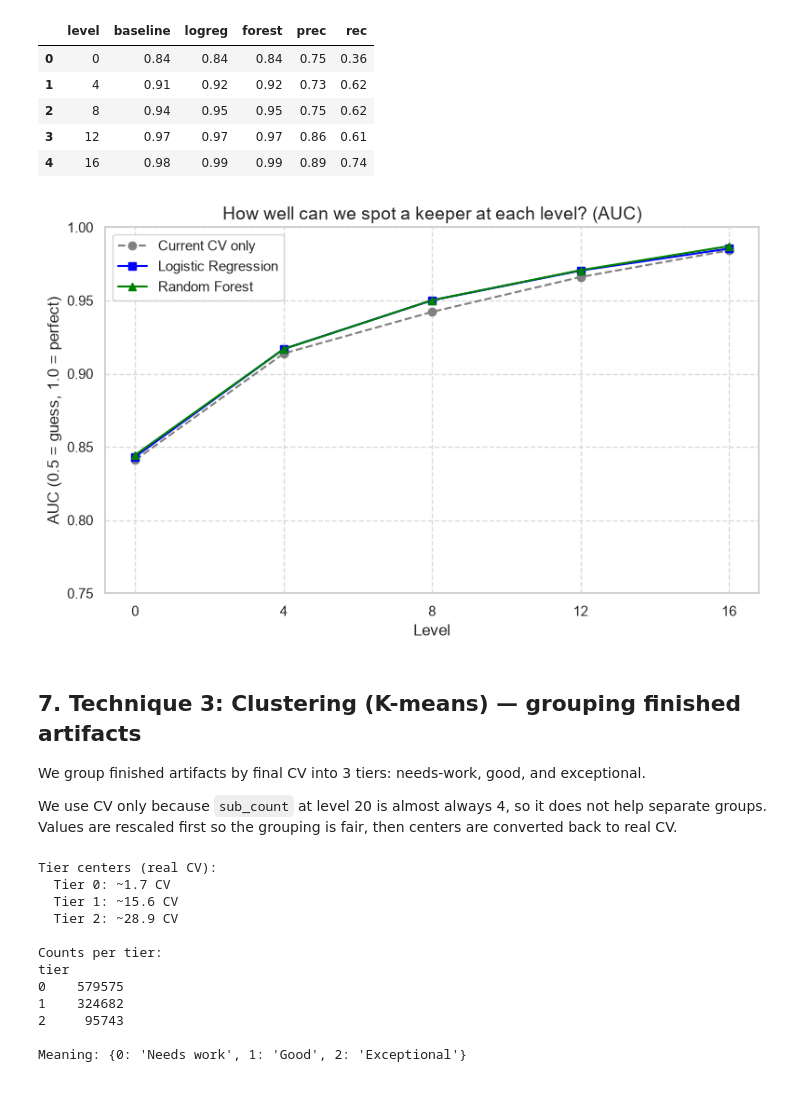
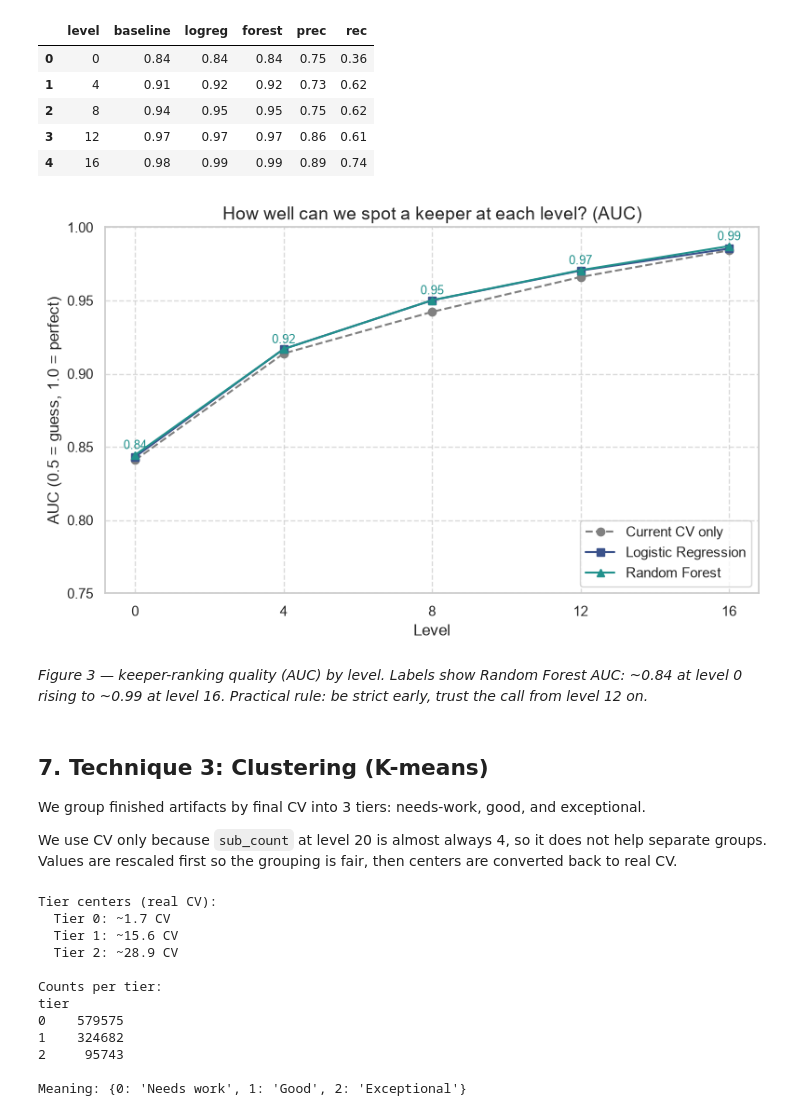
Before and after one commit to maidenator/artifact-data-science, a Jupyter notebook: artifact_analysis_report.ipynb, the cells around one changed output. Cells and saved outputs as stored; diff of their text form; code cells hidden in the pictures.

```diff
--- a/artifact_analysis_report.ipynb
+++ b/artifact_analysis_report.ipynb
@@ -334,22 +342,27 @@ Level  | Base AUC  | LogReg AUC  | Forest AUC | Forest Prec | Forest Recal
 # %%
 # AUC goes up with level: early guesses are decent, late calls are very safe
 plt.figure(figsize=(8, 5))
 plt.plot(res_df['level'], res_df['baseline'], marker='o', linestyle='--', color='gray', label='Current CV only')
-plt.plot(res_df['level'], res_df['logreg'], marker='s', color='blue', label='Logistic Regression')
-plt.plot(res_df['level'], res_df['forest'], marker='^', color='green', label='Random Forest')
+plt.plot(res_df['level'], res_df['logreg'], marker='s', color='#3b528b', label='Logistic Regression')
+plt.plot(res_df['level'], res_df['forest'], marker='^', color='#21918c', label='Random Forest')
+for x, v in zip(res_df['level'], res_df['forest']):
+    plt.text(x, v + 0.004, f'{v:.2f}', ha='center', fontsize=9, color='#21918c')
 plt.title('How well can we spot a keeper at each level? (AUC)', fontsize=14)
 plt.xlabel('Level')
 plt.ylabel('AUC (0.5 = guess, 1.0 = perfect)')
 plt.xticks(levels)
 plt.ylim(0.75, 1.0)
-plt.legend()
+plt.legend(loc='lower right')
 plt.grid(True, linestyle='--', alpha=0.7)
 plt.tight_layout()
+plt.savefig('keeper_auc.png', dpi=150)
 plt.show()
 # %% [output]
-[figure, old version]
+[figure, new version]
+# %% [markdown]
+*Figure 3 — keeper-ranking quality (AUC) by level. Labels show Random Forest AUC: ~0.84 at level 0 rising to ~0.99 at level 16. Practical rule: be strict early, trust the call from level 12 on.*
 # %% [markdown]
-## 7. Technique 3: Clustering (K-means) — grouping finished artifacts
+## 7. Technique 3: Clustering (K-means)
 
 We group finished artifacts by final CV into 3 tiers: needs-work, good, and exceptional.
 
```
Also changed, not shown: parts of 15 cells of this notebook, 6 other files.
